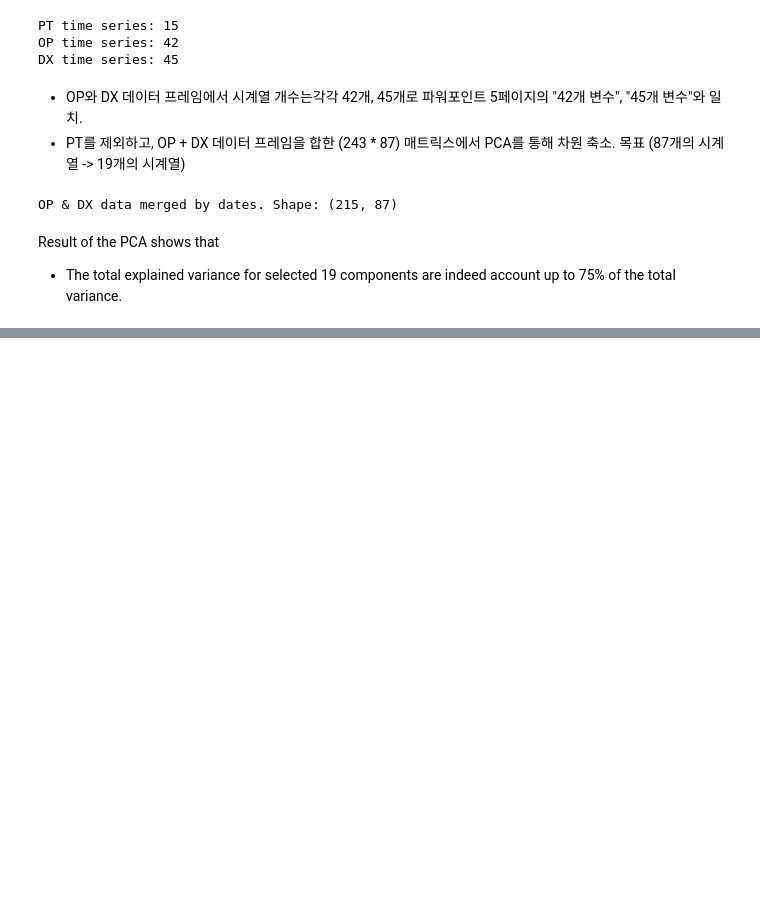
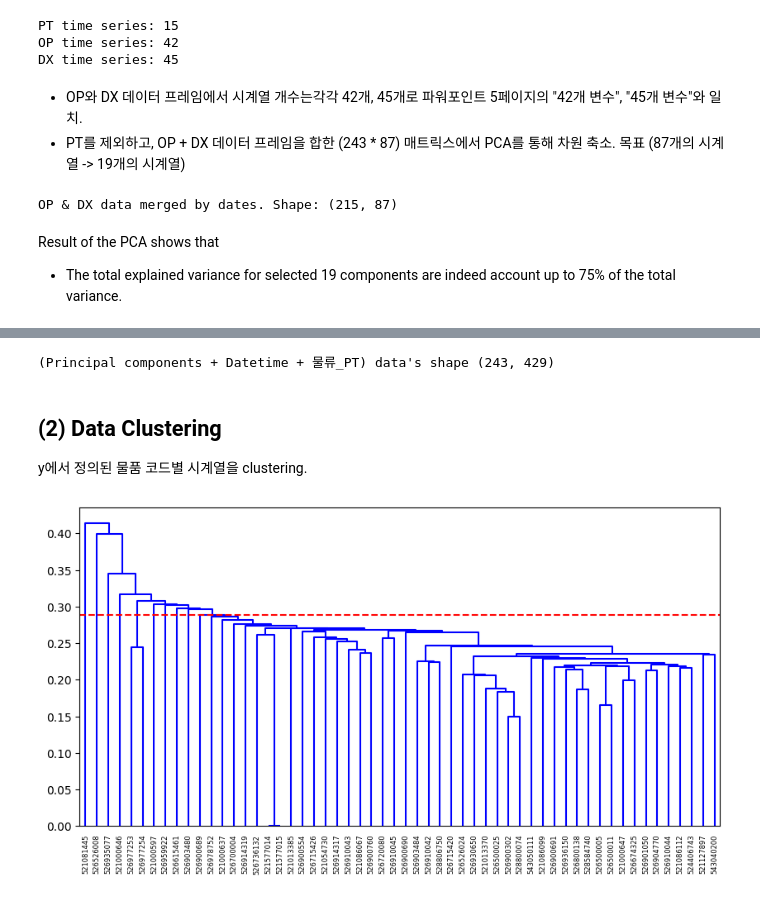
Before and after one commit to SKKUGoon/hecon23, a Jupyter notebook: present.ipynb, the cells around one changed output, grey strips where cells are left out. Cells and saved outputs as stored; diff of their text form; code cells hidden in the pictures; blank space fills up the shorter version.

Commit message:
Finish ~ Dendrogram. Differ from the paper

```diff
--- a/present.ipynb
+++ b/present.ipynb
@@ -189,0 +243,77 @@ pc_wdt.head(5)
+# %%
+# Add datetime information to Principal components
+pc_wdt = result['pc'].join(date, how='inner')
+pc_wdt.head(5)
+
+# Add PT data to Principal (components + date).
+
+ptdf = pd.DataFrame(pt)
+ptdf = ptdf.pivot(index=1, columns=0, values=2)
+x = pc_wdt.join(ptdf)
+
+# Add Past 7 days data
+past = 7
+past_dfs = list()
+
+for i in range(past):
+    df = y.shift(i+1)
+    df.columns = [f"{x}_ar{i+1}" for x in y.columns]
+    past_dfs.append(df)
+
+y_ar = pd.concat(past_dfs, axis=1)
+
+# Denote it as x.
+x = pd.concat([x, y_ar], axis=1)
+x = x.astype(float)  # ensures calculatable data type
+xnp = x.to_numpy()
+print("(Principal components + Datetime + 물류_PT) data's shape", x.shape)
+# %% [output]
+(Principal components + Datetime + 물류_PT) data's shape (243, 429)
+# %%
+# Fix (re-index) y dataframe (because it's sparse)
+# using `x` dataframe index
+y = y.reindex(x.index)
+# %% [markdown]
+## (2) Data Clustering
+
+y에서 정의된 물품 코드별 시계열을 clustering.
+# %%
+# Distance wrapper
+def wrap_shape_based_distance(x_array: list | np.ndarray, y_array: list | np.ndarray):
+    return shape_based_distance(x_array, y_array, True, True, True)
+# %%
+# Use 1~215 data to prevent data leakage
+# (Exempting test data from the scope)
+train_data_len = 215
+
+ynp = y.fillna(0).iloc[:train_data_len].to_numpy()
+
+# Calculate, and generate distance matrix of (n, n) dubbed `dist_matrix`
+# where n is the number of time series.
+n_series = ynp.shape[1]
+dist_matrix = np.zeros((n_series, n_series))
+
+for i in range(n_series):
+    for j in range(n_series):
+        try:
+            dist_matrix[i][j] = wrap_shape_based_distance(ynp[:, i], ynp[:, j])["dist"]
+            if dist_matrix[i][j] != dist_matrix[i][j]:
+                print(i, j, "nan")
+        except TypeError as e:
+            print(e)
+            print("error occurred on", i, j)
+            raise e
+# %%
+# Perform heirarchical clustering
+linked = linkage(dist_matrix, method='single')
+
+# Draw the figure
+# Define the threshold and display it on the graph
+THRESHOLD = 0.289
+
+plt.figure(figsize=(10, 5))
+dendrogram(linked, labels=y.columns, link_color_func=lambda _: 'blue')
+plt.axhline(y=THRESHOLD, color = 'r', linestyle='--')
+plt.show()
+# %% [output]
+[figure, added]
```
Also changed, not shown: parts of 24 cells of this notebook, 8 other files.
